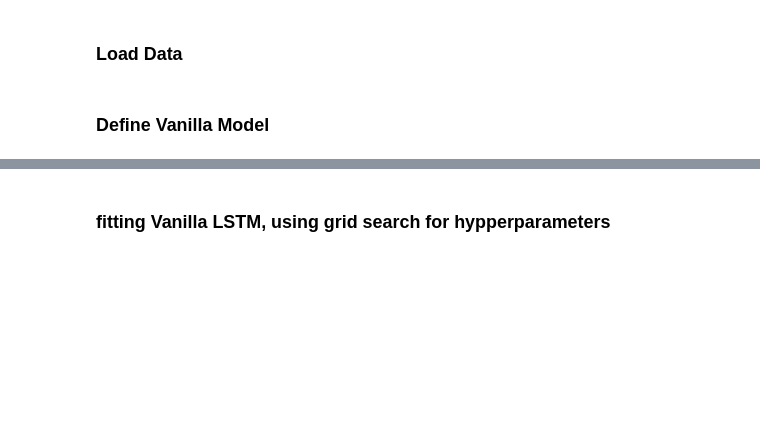
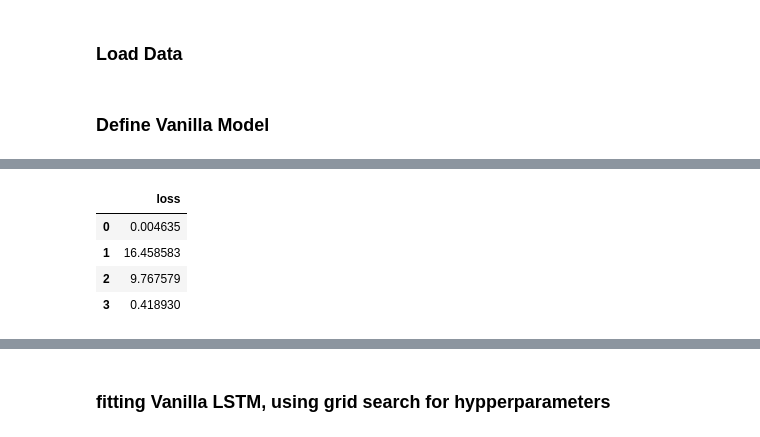
Before and after one commit to arashk1990/ProjectVR, a Jupyter notebook: models/Trajectory/LSTMnetwork.ipynb, the cells around one changed output, grey strips where cells are left out. Cells and saved outputs as stored; diff of their text form; code cells hidden in the pictures; blank space fills up the shorter version.

```diff
--- a/models/Trajectory/LSTMnetwork.ipynb
+++ b/models/Trajectory/LSTMnetwork.ipynb
@@ -52,0 +220,9 @@ with open('/home/arash/ProjectVR/cleaneddata/seperateddata/ytest0_5', 'rb') as f
+# %%
+# accessing epoch entropy values for each round
+scan_object.learning_entropy
+# %% [output]
+|  | loss |
+| 0 | 0.004635 |
+| 1 | 16.458583 |
+| 2 | 9.767579 |
+| 3 | 0.418930 |
```
Also changed, not shown: parts of 43 cells of this notebook.
